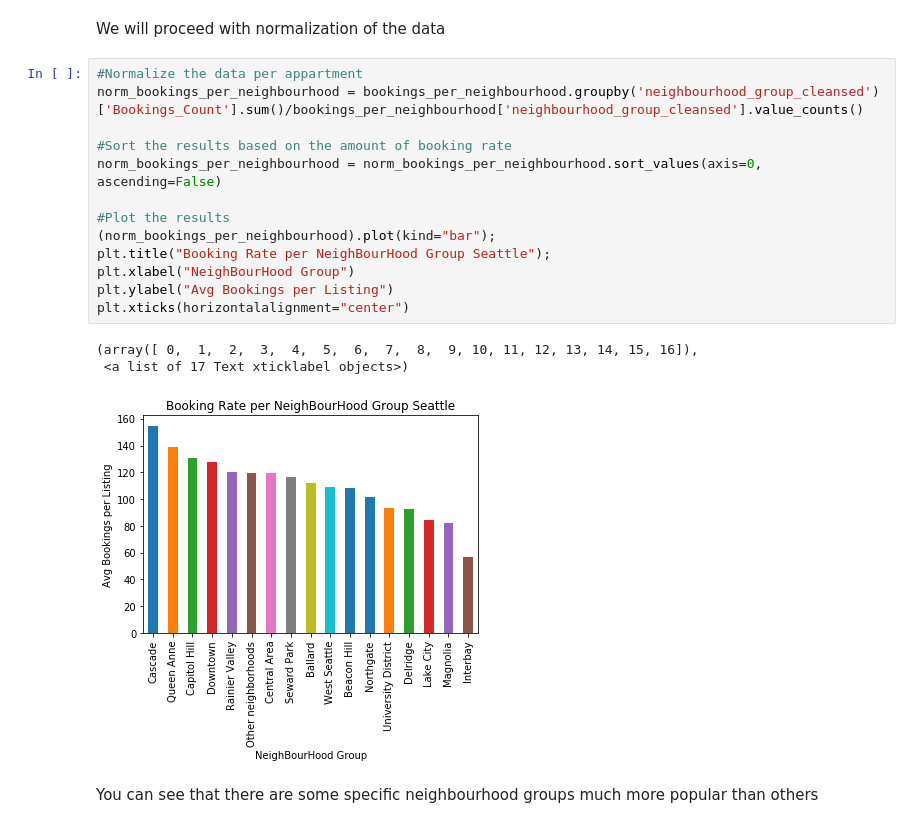
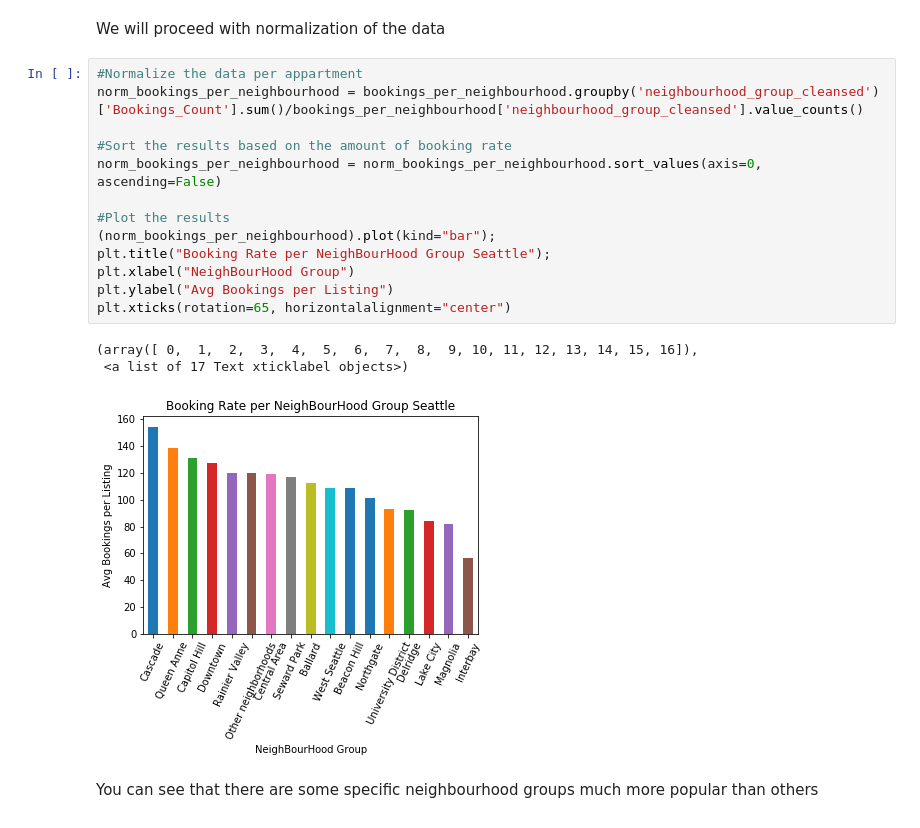
Before and after one commit to kkitsara/Udacity_DataScientistProject_SeattleAirBNB, a Jupyter notebook: DataScientistProject_Seattle.ipynb, the cells around one changed output. Cells and saved outputs as stored; diff of their text form.

```diff
--- a/DataScientistProject_Seattle.ipynb
+++ b/DataScientistProject_Seattle.ipynb
@@ -541,20 +527,20 @@ We will proceed with normalization of the data
 # %%
 #Normalize the data per appartment
 norm_bookings_per_neighbourhood = bookings_per_neighbourhood.groupby('neighbourhood_group_cleansed')['Bookings_Count'].sum()/bookings_per_neighbourhood['neighbourhood_group_cleansed'].value_counts()
 
 #Sort the results based on the amount of booking rate
 norm_bookings_per_neighbourhood = norm_bookings_per_neighbourhood.sort_values(axis=0, ascending=False)
 
 #Plot the results
 (norm_bookings_per_neighbourhood).plot(kind="bar");
 plt.title("Booking Rate per NeighBourHood Group Seattle");
 plt.xlabel("NeighBourHood Group")
 plt.ylabel("Avg Bookings per Listing")
-plt.xticks(horizontalalignment="center")
+plt.xticks(rotation=65, horizontalalignment="center")
 # %% [output]
 (array([ 0,  1,  2,  3,  4,  5,  6,  7,  8,  9, 10, 11, 12, 13, 14, 15, 16]),
  <a list of 17 Text xticklabel objects>)
-[figure, old version]
+[figure, new version]
 # %% [markdown]
 You can see that there are some specific neighbourhood groups much more popular than others
 # %% [markdown]
```
Also changed, not shown: parts of 11 cells of this notebook.
